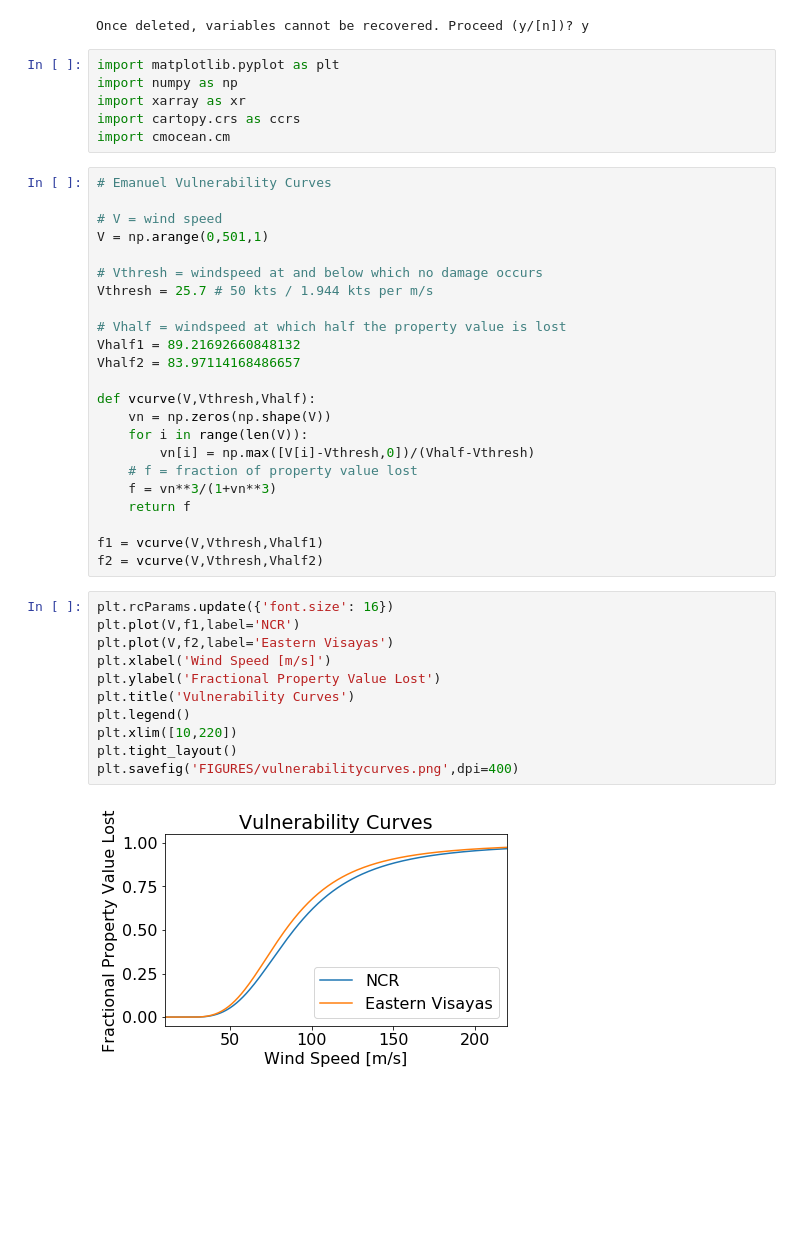
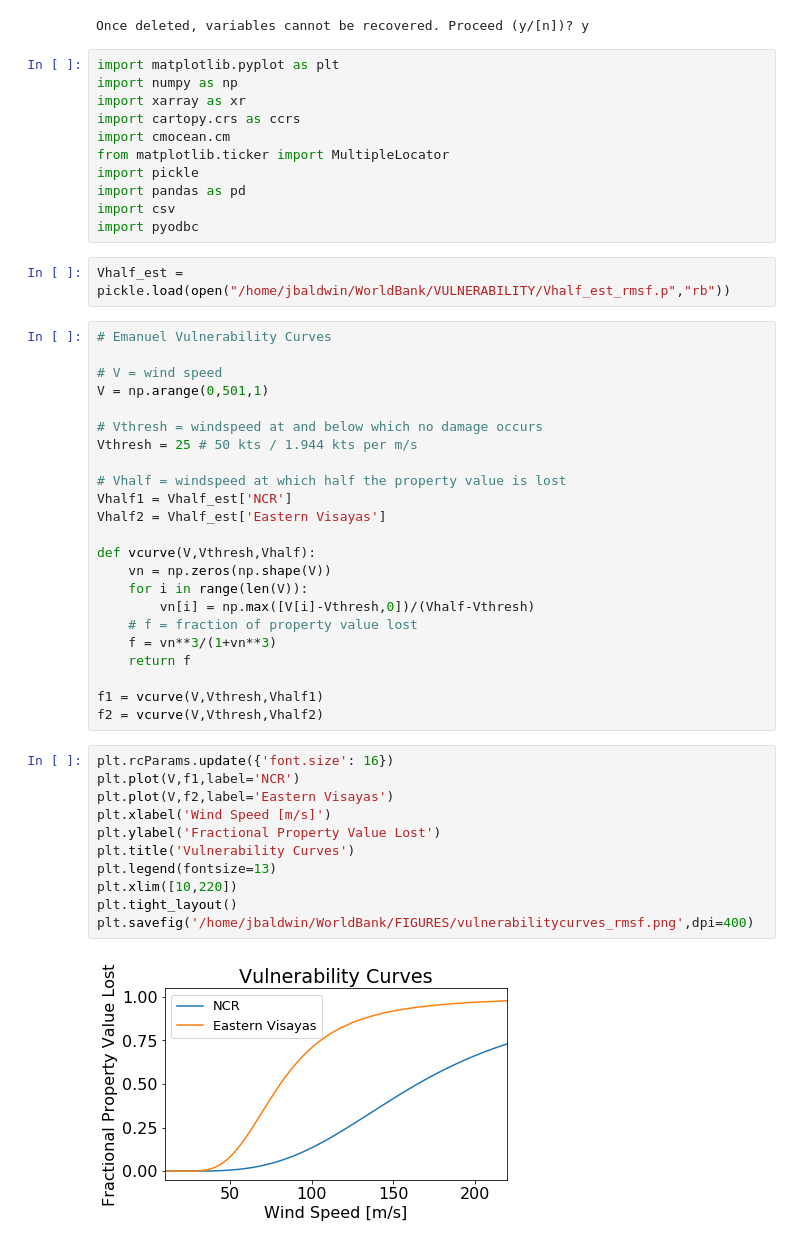
Before and after one commit to janewbaldwin/TC_Risk_WorldBank, a Jupyter notebook: VULNERABILITY/Emanuel2011_vulnerability_curves.ipynb, the cells around one changed output. Saved outputs shown, nothing was run; the diff lists cells and outputs as text; blank space fills up the shorter version.

```diff
--- a/VULNERABILITY/Emanuel2011_vulnerability_curves.ipynb
+++ b/VULNERABILITY/Emanuel2011_vulnerability_curves.ipynb
@@ -8,6 +8,13 @@ import numpy as np
 import xarray as xr
 import cartopy.crs as ccrs
 import cmocean.cm
+from matplotlib.ticker import MultipleLocator
+import pickle
+import pandas as pd
+import csv
+import pyodbc
+# %%
+Vhalf_est = pickle.load(open("/home/jbaldwin/WorldBank/VULNERABILITY/Vhalf_est_rmsf.p","rb"))
 # %%
 # Emanuel Vulnerability Curves
 
@@ -15,11 +22,11 @@ import cmocean.cm
 V = np.arange(0,501,1)
 
 # Vthresh = windspeed at and below which no damage occurs
-Vthresh = 25.7 # 50 kts / 1.944 kts per m/s
+Vthresh = 25 # 50 kts / 1.944 kts per m/s
 
 # Vhalf = windspeed at which half the property value is lost
-Vhalf1 = 89.21692660848132
-Vhalf2 = 83.97114168486657
+Vhalf1 = Vhalf_est['NCR']
+Vhalf2 = Vhalf_est['Eastern Visayas']
 
 def vcurve(V,Vthresh,Vhalf):
     vn = np.zeros(np.shape(V))
@@ -34,13 +41,13 @@ f2 = vcurve(V,Vthresh,Vhalf2)
 # %%
 plt.rcParams.update({'font.size': 16})
 plt.plot(V,f1,label='NCR')
 plt.plot(V,f2,label='Eastern Visayas')
 plt.xlabel('Wind Speed [m/s]')
 plt.ylabel('Fractional Property Value Lost')
 plt.title('Vulnerability Curves')
-plt.legend()
+plt.legend(fontsize=13)
 plt.xlim([10,220])
 plt.tight_layout()
-plt.savefig('FIGURES/vulnerabilitycurves.png',dpi=400)
+plt.savefig('/home/jbaldwin/WorldBank/FIGURES/vulnerabilitycurves_rmsf.png',dpi=400)
 # %% [output]
-[figure, old version]
+[figure, new version]
```
Also changed, not shown: parts of 3 cells of this notebook.
